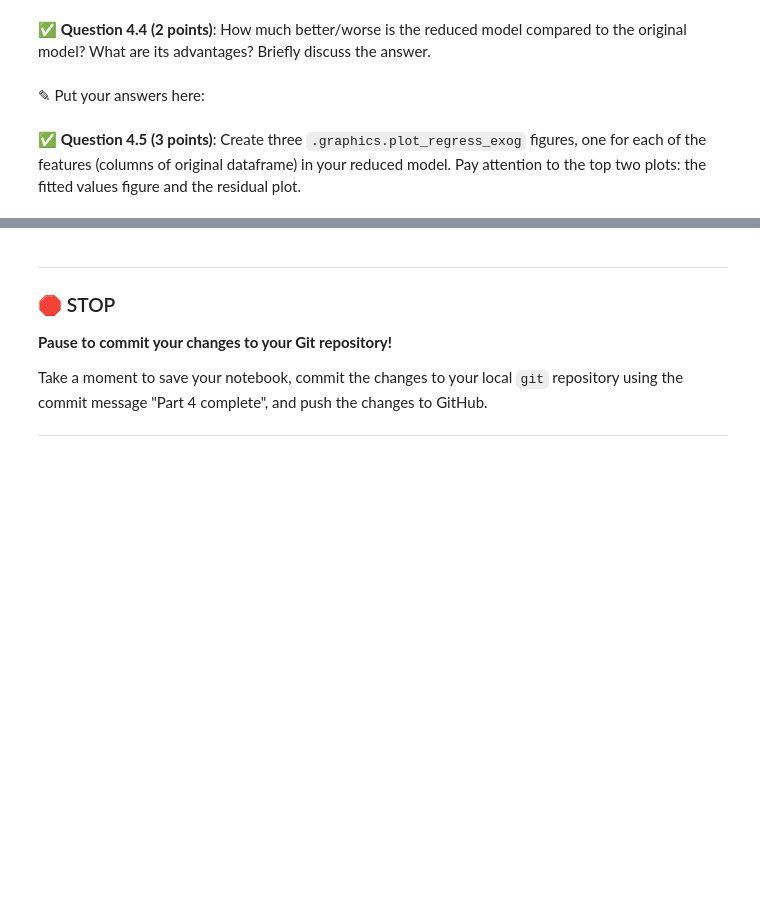
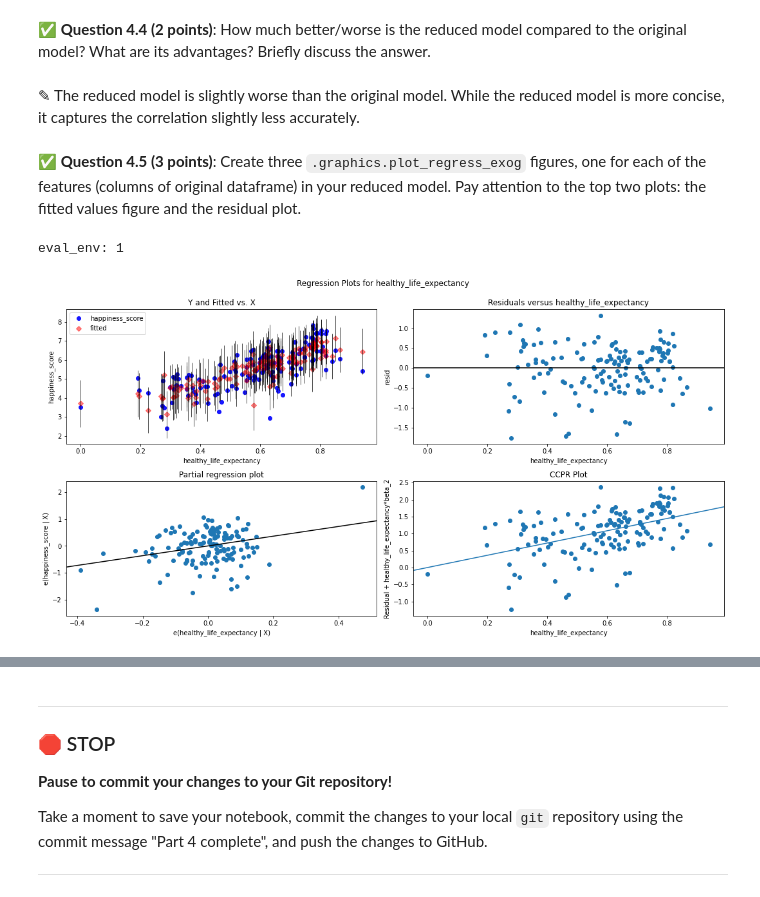
Before and after one commit to interlic/CMSE202, a Jupyter notebook: hw-03/HW-03_Regression-S24-STUDENT.ipynb, the cells around one changed output, grey strips where cells are left out. Cells and saved outputs as stored; diff of their text form; code cells hidden in the pictures; blank space fills up the shorter version.

```diff
--- a/hw-03/HW-03_Regression-S24-STUDENT.ipynb
+++ b/hw-03/HW-03_Regression-S24-STUDENT.ipynb
@@ -296,0 +359,14 @@ In this part, we'll use multiple features to do predictions.
+# %%
+# Put your code here
+X_22 = data_22.drop(['country', 'region', 'happiness_score', 'social_support', 'perceptions_of_corruption'], axis =1)
+X_23 = data_23.drop(['country', 'region', 'happiness_score', 'social_support', 'perceptions_of_corruption'], axis = 1)
+Y_22 = data_22["happiness_score"]
+Y_23 = data_23["happiness_score"]
+X_22 = sm.add_constant(X_22)
+X_23 = sm.add_constant(X_23)
+model_22 = sm.OLS(Y_22,X_22)
+model_23 = sm.OLS(Y_23,X_23)
+results_22 = model_22.fit()
+results_23 = model_23.fit()
+print(results_22.params)
+print(results_23.params)
@@ -308,0 +449,14 @@ In this part, we'll use multiple features to do predictions.
+# %%
+# Put your code here
+X_22 = data_22.drop(['country', 'region', 'happiness_score', 'social_support', 'perceptions_of_corruption', 'generosity'], axis =1)
+X_23 = data_23.drop(['country', 'region', 'happiness_score', 'social_support', 'perceptions_of_corruption', 'generosity'], axis = 1)
+Y_22 = data_22["happiness_score"]
+Y_23 = data_23["happiness_score"]
+X_22 = sm.add_constant(X_22)
+X_23 = sm.add_constant(X_23)
+model_22 = sm.OLS(Y_22,X_22)
+model_23 = sm.OLS(Y_23,X_23)
+results_22 = model_22.fit()
+results_23 = model_23.fit()
+print(results_22.params)
+print(results_23.params)
@@ -309,6 +522,6 @@ In this part, we'll use multiple features to do predictions.
 # %% [markdown]
 &#9989;  **Question 4.4 (2 points)**: How much better/worse is the reduced model compared to the original model? What are its advantages? Briefly discuss the answer.
-# %% [markdown]
-<font size=+3>&#9998;</font> Put your answers here:
+# %% [markdown]
+<font size=+3>&#9998;</font> The reduced model is slightly worse than the original model. While the reduced model is more concise, it captures the correlation slightly less accurately.
 # %% [markdown]
 &#9989;  **Question 4.5 (3 points)**: Create three `.graphics.plot_regress_exog` figures, one for each of the features (columns of original dataframe) in your reduced model. Pay attention to the top two plots: the fitted values figure and the residual plot.
@@ -316,0 +528,7 @@ In this part, we'll use multiple features to do predictions.
+# %%
+# Put your code here.
+fig = plt.figure(figsize = [15, 8])
+sm.graphics.plot_regress_exog(results_22,'healthy_life_expectancy', fig=fig);
+# %% [output]
+eval_env: 1
+[figure, added]
```
Also changed, not shown: parts of 17 cells of this notebook.
